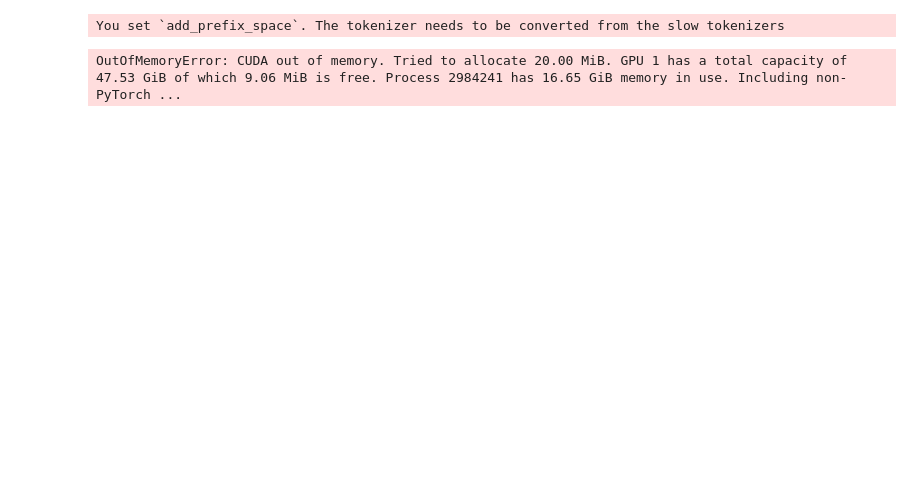
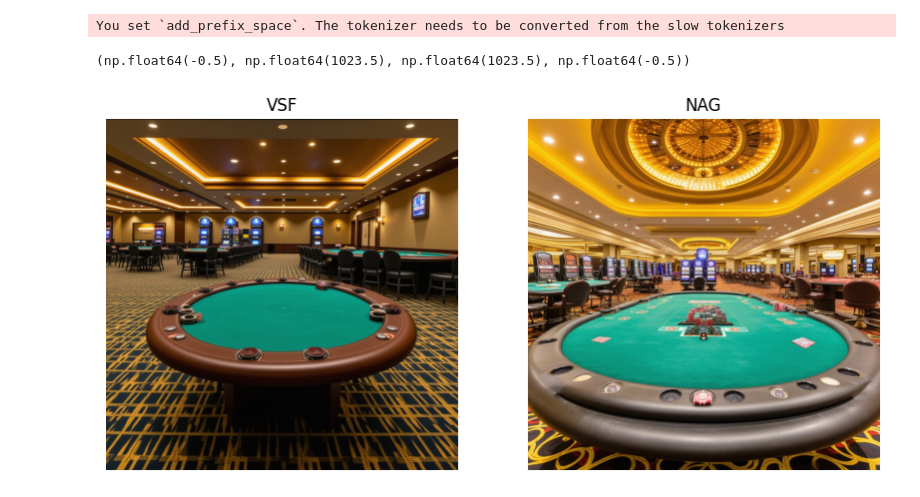
Before and after one commit to weathon/VSF, a Jupyter notebook: demo.ipynb, the cells around one changed output. Drawn from its saved outputs; the diff is of its cells as text; code cells hidden in the pictures; blank space fills up the shorter version.

```diff
--- a/demo.ipynb
+++ b/demo.ipynb
@@ -5,6 +5,6 @@ import torch
 pipe = VSFStableDiffusion3Pipeline.from_pretrained(
     "stabilityai/stable-diffusion-3.5-large-turbo",
     torch_dtype=torch.bfloat16,
-).to("cuda:1")
+).to("cuda")
 # %% [output]
 You set `add_prefix_space`. The tokenizer needs to be converted from the slow tokenizers
@@ -11,9 +26,37 @@ You set `add_prefix_space`. The tokenizer needs to be converted from the slow to
+# %%
+# VSF
+prompt = "A poker table is set in the casino room, green felt stretched tight over the oval surface."
+negative_prompt = "cards"
+image_ours = pipe(
+    prompt=prompt,
+    negative_prompt=negative_prompt,
+    guidance_scale=0.0,
+    num_inference_steps=8,
+    scale=3.5,
+    offset=0.1
+).images[0]
 # %%
-pipe(
-    prompt="a beautiful landscape with mountains and a river in Canada during winter",
-    negative_prompt="snow",
-    guidance_scale=0.0,
+# NAG
+image_nag = pipe_nag(
+    prompt,
+    nag_negative_prompt=negative_prompt,
+    guidance_scale=0.,
+    nag_scale=5,
+    nag_alpha=0.7,
+    nag_tau=6.5,
     num_inference_steps=8,
-)
+).images[0]
-# %% [output]
-OutOfMemoryError: CUDA out of memory. Tried to allocate 20.00 MiB. GPU 1 has a total capacity of 47.53 GiB of which 9.06 MiB is free. Process 2984241 has 16.65 GiB memory in use. Including non-PyTorch ...
+# %%
+import matplotlib.pyplot as plt
+plt.rcParams['figure.figsize'] = (10, 5)
+plt.subplot(1, 2, 1)
+plt.imshow(image_ours)
+plt.title("VSF")
+plt.axis("off")
+plt.subplot(1, 2, 2)
+plt.imshow(image_nag)
+plt.title("NAG")
+plt.axis("off")
+# %% [output]
+(np.float64(-0.5), np.float64(1023.5), np.float64(1023.5), np.float64(-0.5))
+[figure, added]
```
Also changed, not shown: parts of 1 cell of this notebook, 6 other files.
